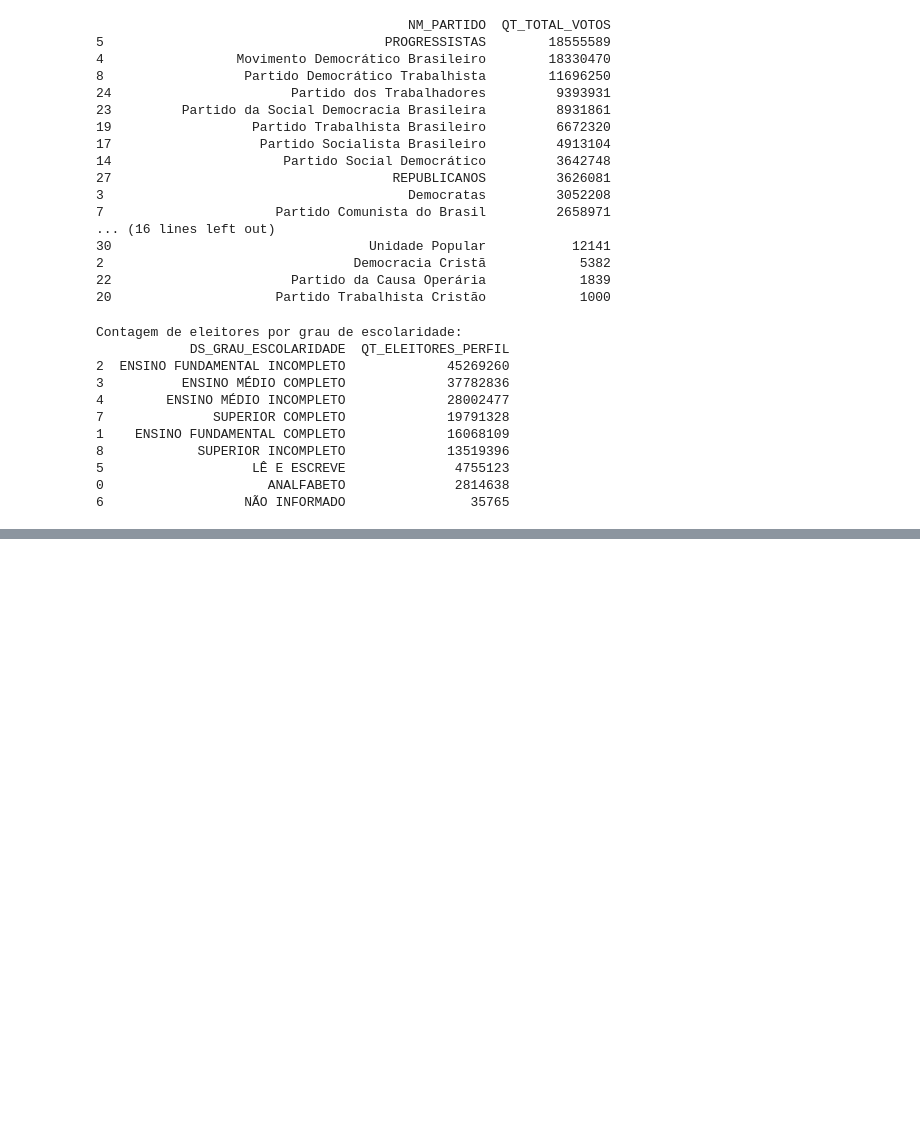
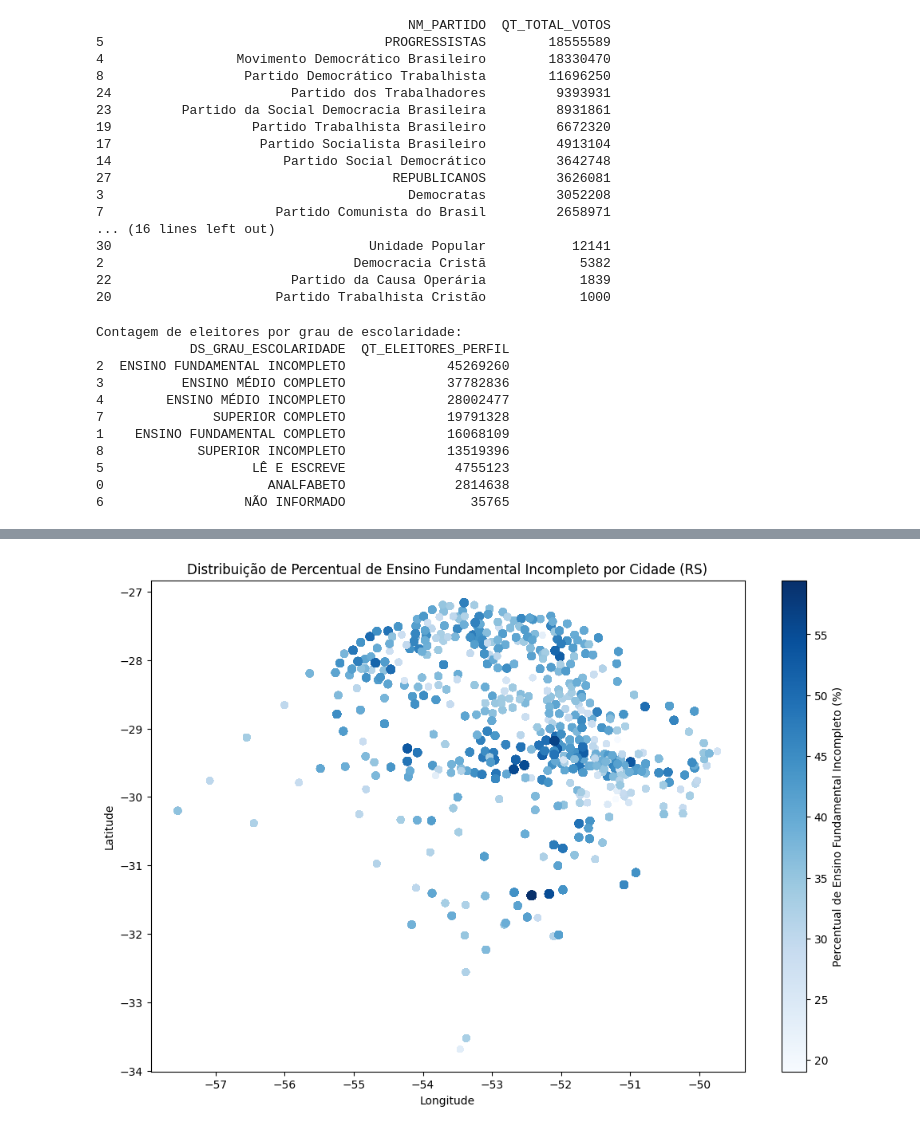
Before and after one commit to arthuraccorsi/TF-CPAD, a Jupyter notebook: TF_EDA.ipynb, the cells around one changed output, grey strips where cells are left out. Saved outputs shown, nothing was run; the diff lists cells and outputs as text; code cells hidden in the pictures; blank space fills up the shorter version.

```diff
--- a/TF_EDA.ipynb
+++ b/TF_EDA.ipynb
@@ -215,0 +343,20 @@ Total de cidades: 497
+# %%
+df_merged_filtrado = df_merged_efi[['NM_MUNICIPIO', 'longitude', 'latitude', 'percentual_efi']]
+
+plt.figure(figsize=(12, 8))
+plt.scatter(
+    df_merged_filtrado['longitude'],
+    df_merged_filtrado['latitude'],
+    s=df_merged_filtrado['percentual_efi'],
+    c=df_merged_filtrado['percentual_efi'],
+    cmap='Blues'
+)
+
+plt.title('Distribuição de Percentual de Ensino Fundamental Incompleto por Cidade (RS)')
+plt.xlabel('Longitude')
+plt.ylabel('Latitude')
+plt.colorbar(label='Percentual de Ensino Fundamental Incompleto (%)')
+
+plt.show()
+# %% [output]
+[figure, added]
```
Also changed, not shown: parts of 9 cells of this notebook, 1 other file.
